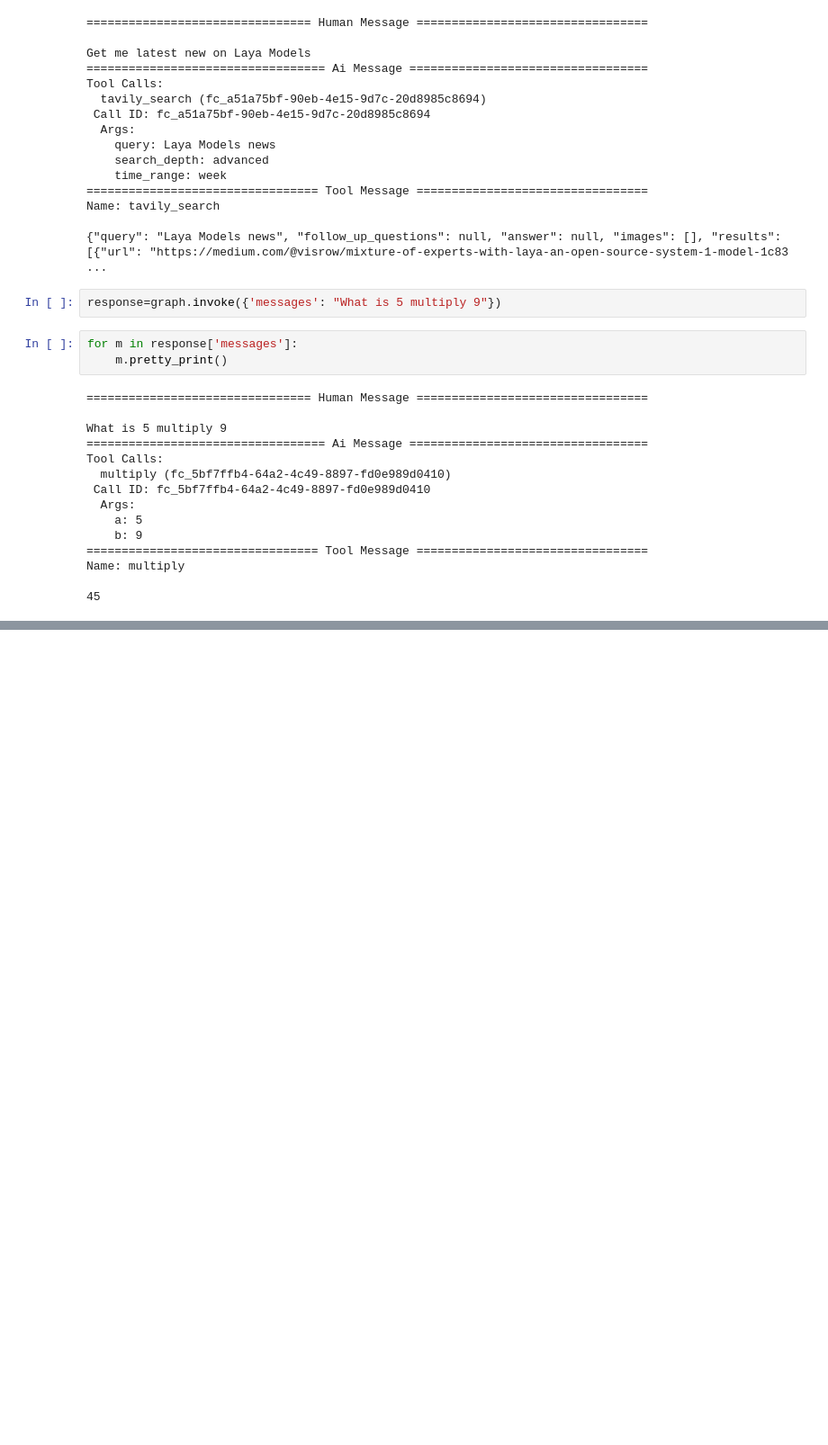
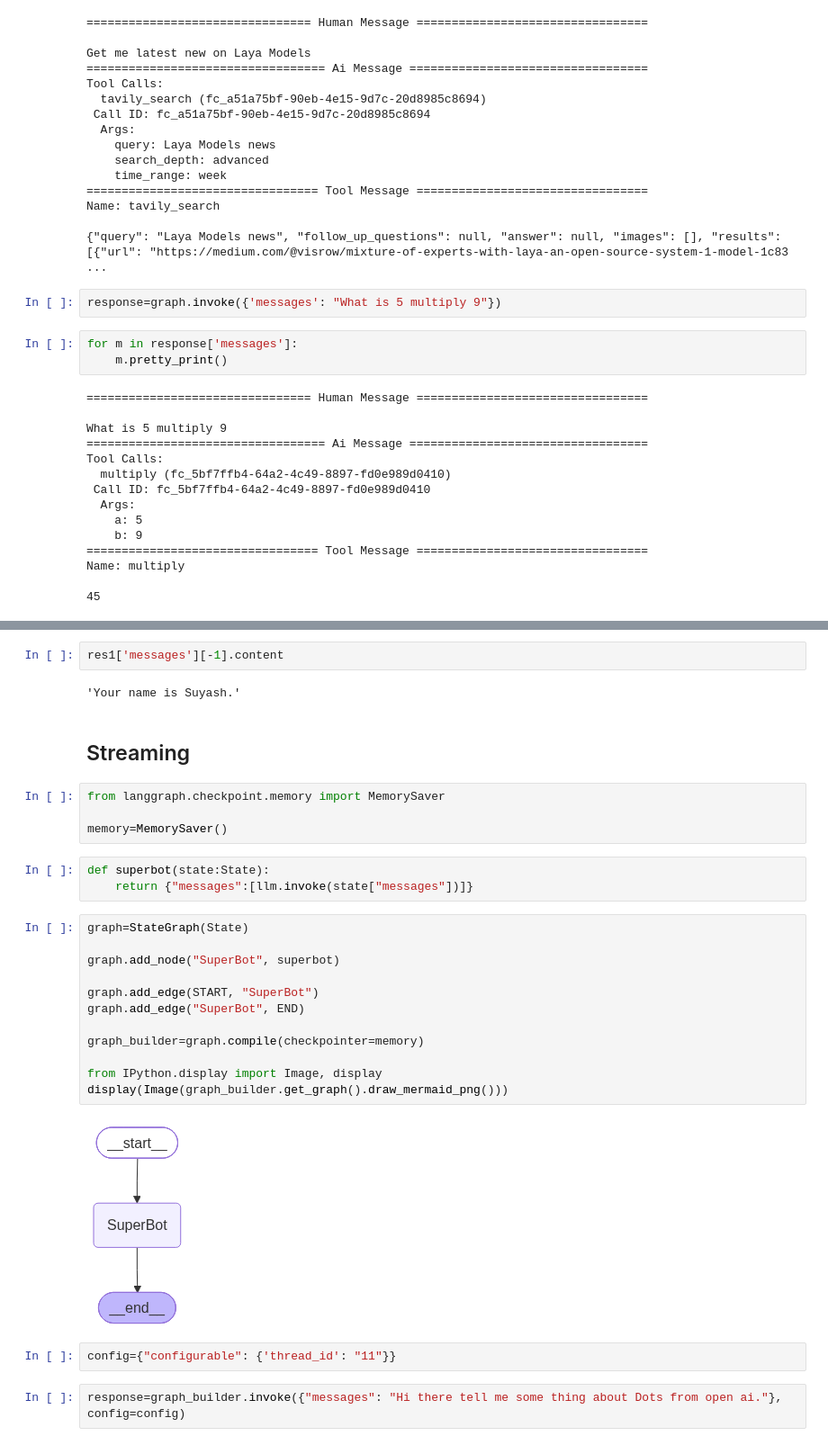
Before and after one commit to Suyash-18/LangGraph-Basics, a Jupyter notebook: 1-BasicChatbot/1-basicchatbot.ipynb, the cells around one changed output, grey strips where cells are left out. Shown at 90% size. Saved outputs shown, nothing was run; the diff lists cells and outputs as text; blank space fills up the shorter version.

```diff
--- a/1-BasicChatbot/1-basicchatbot.ipynb
+++ b/1-BasicChatbot/1-basicchatbot.ipynb
@@ -206,0 +323,31 @@ Name: multiply
+# %%
+res1['messages'][-1].content
+# %% [output]
+'Your name is Suyash.'
+# %% [markdown]
+## Streaming
+# %%
+from langgraph.checkpoint.memory import MemorySaver
+
+memory=MemorySaver()
+# %%
+def superbot(state:State):
+    return {"messages":[llm.invoke(state["messages"])]}
+# %%
+graph=StateGraph(State)
+
+graph.add_node("SuperBot", superbot)
+
+graph.add_edge(START, "SuperBot")
+graph.add_edge("SuperBot", END)
+
+graph_builder=graph.compile(checkpointer=memory)
+
+from IPython.display import Image, display
+display(Image(graph_builder.get_graph().draw_mermaid_png()))
+# %% [output]
+[figure, added]
+# %%
+config={"configurable": {'thread_id': "11"}}
+# %%
+response=graph_builder.invoke({"messages": "Hi there tell me some thing about Dots from open ai."}, config=config)
```
Also changed, not shown: parts of 17 cells of this notebook.
